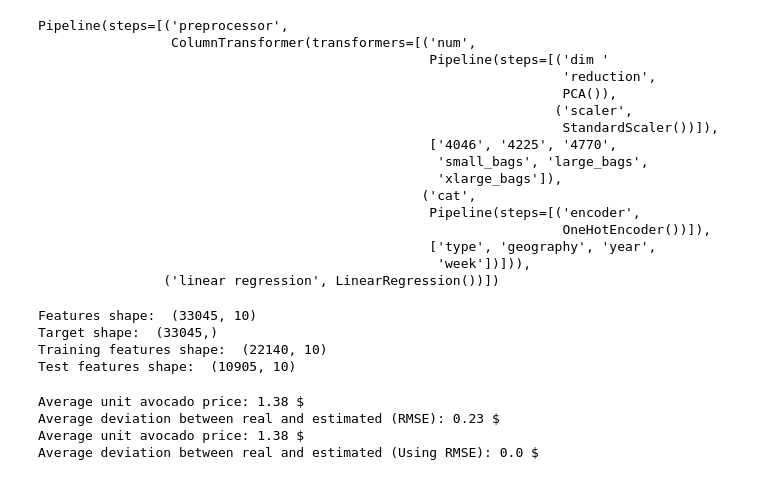
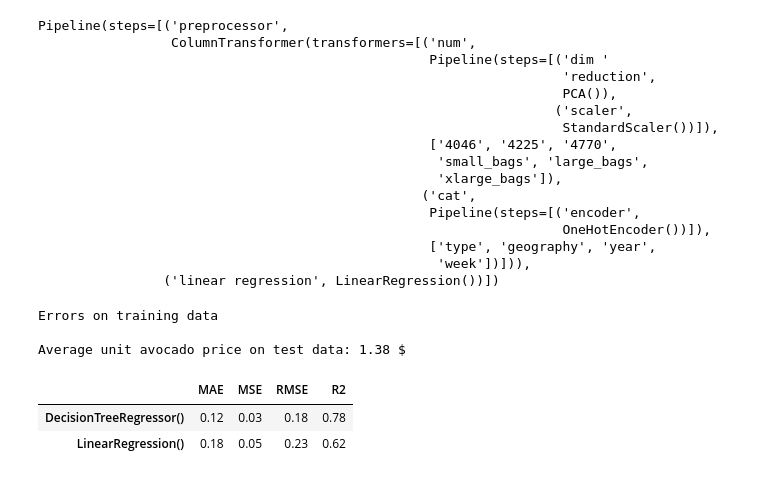
Before and after one commit to albertoprb/ml-avocado-price, a Jupyter notebook: model/model_v3.ipynb, the cells around one changed output. Saved outputs shown, nothing was run; the diff lists cells and outputs as text; code cells hidden in the pictures.

```diff
--- a/model/model_v3.ipynb
+++ b/model/model_v3.ipynb
@@ -28,6 +28,8 @@ import time
 
 np.set_printoptions(precision=2, suppress=True)
 np.random.seed(42)
+
+pd.options.display.float_format = '{:.2f}'.format
 # %%
 input_path = "../data/slices/"
 
@@ -178,22 +196,6 @@ Pipeline(steps=[('preprocessor',
                                                   ['type', 'geography', 'year',
                                                    'week'])])),
                 ('linear regression', LinearRegression())])
-# %%
-print("Features shape: ", X.shape)
-print("Target shape: ", y.shape)
-
-X_train, X_test, y_train, y_test = train_test_split(
-    X, y,
-    test_size=0.33
-)
-
-print("Training features shape: ", X_train.shape)
-print("Test features shape: ", X_test.shape)
-# %% [output]
-Features shape:  (33045, 10)
-Target shape:  (33045,)
-Training features shape:  (22140, 10)
-Test features shape:  (10905, 10)
 # %%
 pipelines = {
     "Decision Tree Max Depth": decision_tree_pipeline,
@@ -205,26 +207,40 @@ pipelines = {
 
 for pipeline_name, pipeline in pipelines.items():
     pipeline.fit(X_train, y_train)
-# %%
-from sklearn.metrics import root_mean_squared_error
-
-linear_regression_pipeline.fit(X_train, y_train)
-y_train_predictions = linear_regression_pipeline.predict(X_train)
-
-linear_regression_rmse = root_mean_squared_error(y_train, y_train_predictions)
-print("Average unit avocado price:", round(y.mean(), 2),"$")
-print("Average deviation between real and estimated (RMSE):", round(linear_regression_rmse, 2),"$")
-
-decision_tree_pipeline.fit(X_train, y_train)
-y_train_predictions = decision_tree_pipeline.predict(X_train)
-
-decision_tree_rmse = root_mean_squared_error(y_train, y_train_predictions)
-print("Average unit avocado price:", round(y.mean(), 2),"$")
-print("Average deviation between real and estimated (Using RMSE):", round(decision_tree_rmse, 2),"$")
-# %% [output]
-Average unit avocado price: 1.38 $
-Average deviation between real and estimated (RMSE): 0.23 $
-Average unit avocado price: 1.38 $
-Average deviation between real and estimated (Using RMSE): 0.0 $
+# %%
+from sklearn.metrics import mean_absolute_error
+from sklearn.metrics import mean_squared_error
+from sklearn.metrics import root_mean_squared_error
+from sklearn.metrics import r2_score
+
+models_errors = {}
+
+print("Errors on training data \n")
+
+for pipeline_name, pipeline in pipelines.items():
+        pipeline.fit(X_train, y_train)
+        y_predicted = pipeline.predict(X_test)
+
+        mae = mean_absolute_error(y_test, y_predicted)
+        mse = mean_squared_error(y_test, y_predicted)
+        rmse = root_mean_squared_error(y_test, y_predicted)
+        r2 = r2_score(y_test, y_predicted)
+
+
+        errors = {pipeline.steps[1][1]: [mae, mse, rmse, r2]}
+        models_errors.update(errors)
+
+
+print("Average unit avocado price on test data:", round(y_test.mean(), 2),"$")
+
+models_errors_df = pd.DataFrame.from_dict(models_errors, orient="index", columns=["MAE", "MSE", "RMSE", "R2"])
+models_errors_df
+# %% [output]
+Errors on training data
+
+Average unit avocado price on test data: 1.38 $
+|  | MAE | MSE | RMSE | R2 |
+| DecisionTreeRegressor() | 0.12 | 0.03 | 0.18 | 0.78 |
+| LinearRegression() | 0.18 | 0.05 | 0.23 | 0.62 |
 # %%
 from sklearn.model_selection import cross_val_score
```
Also changed, not shown: parts of 5 cells of this notebook, 2 other files.
